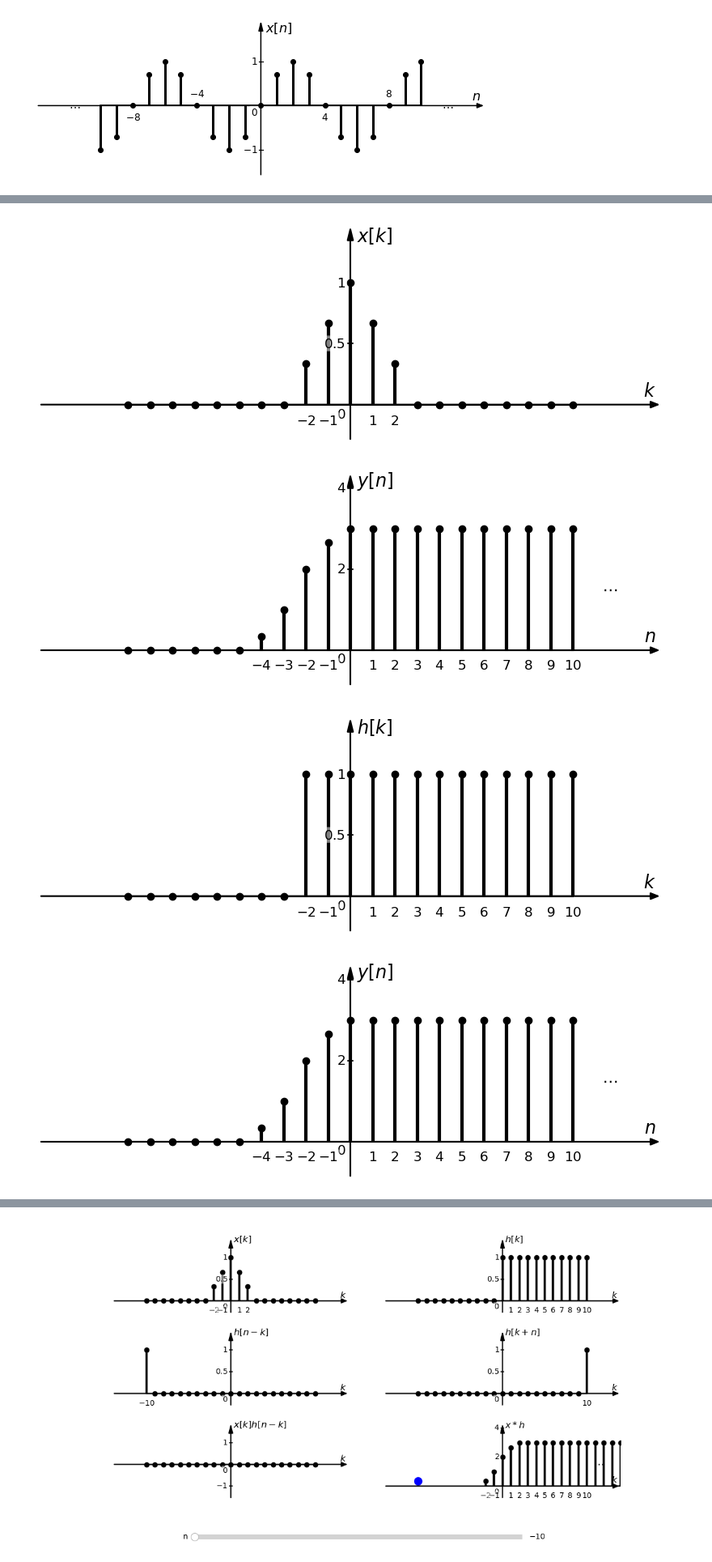
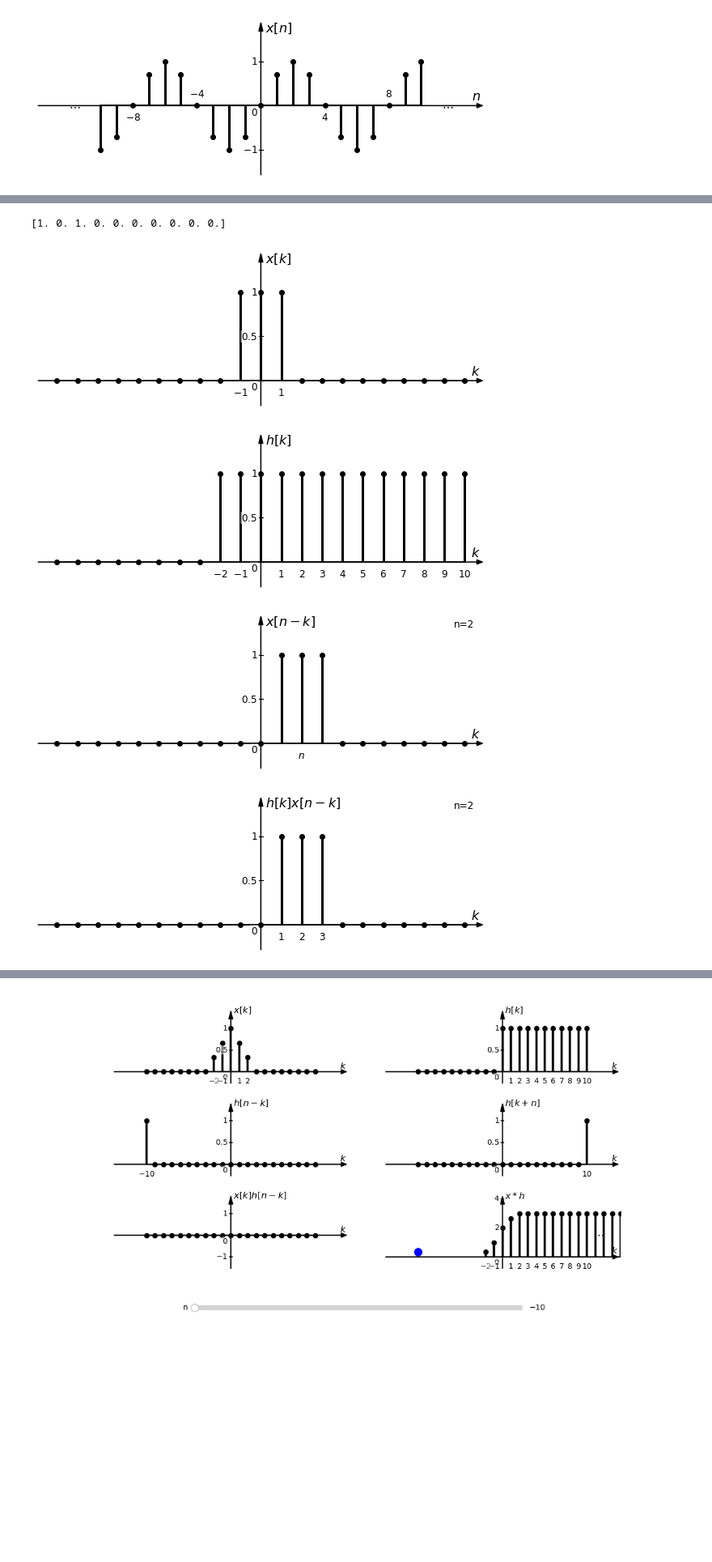
Before and after one commit to miguelmartfern/BlockDiagrams, a Jupyter notebook: docs/notebooks/discrete_signal_examples.ipynb, the cells around one changed output, grey strips where cells are left out. Shown at 81% size. Drawn from its saved outputs; the diff is of its cells as text; code cells hidden in the pictures; blank space fills up the shorter version.

```diff
--- a/docs/notebooks/discrete_signal_examples.ipynb
+++ b/docs/notebooks/discrete_signal_examples.ipynb
@@ -145,17 +171,40 @@ dsp.plot("x2")
+# %%
+import numpy as np
+import sympy as sp
+
+n = sp.Symbol('n', integer=True)
+
+# Expresión original
+expr = sp.KroneckerDelta(n, 0) + sp.KroneckerDelta(n, 1)
+
+# Sustituir KroneckerDelta por Piecewise manualmente
+expr_pw = expr.replace(
+    sp.KroneckerDelta,
+    lambda a, b: sp.Piecewise((1, sp.Eq(a, b)), (0, True))
+)
+
+# Sustituir n -> n/2
+parsed_expr = expr_pw.subs(n, n / 2)
+
+# Ahora lambdify funciona correctamente con numpy
+f = sp.lambdify(n, parsed_expr, modules="numpy")
+
+n_vals = np.arange(0, 10)
+print(f(n_vals))
+# %% [output]
+[1. 0. 1. 0. 0. 0. 0. 0. 0. 0.]
 # %%
 from signalblocks import DiscreteSignalPlotter
 
 dsp = DiscreteSignalPlotter(horiz_range=(-10, 10), xticks='auto', figsize=(8, 3))
 
-dsp.add_signal("x[n] = tri(n)")
+dsp.add_signal("x[n] = rect(n)")
 dsp.add_signal("h[n] = u(n+2)")
-# dsp.plot('x')
-# dsp.plot('h')
 dsp.plot_convolution_steps("h", "x", n_actual=2)
-# dsp.add_signal("y[n]=conv(x[n], h[n])")
-# dsp.plot('y')
+dsp.add_signal("y[n]=conv(x[n], h[n])")
+dsp.plot('y')
 # %% [output]
-[figure, old version]
+[figure, new version]
-[figure, old version]
+[figure, new version]
-[figure, old version]
+[figure, new version]
-[figure, old version]
+[figure, new version]
```
Also changed, not shown: parts of 8 cells of this notebook, 16 other files.
